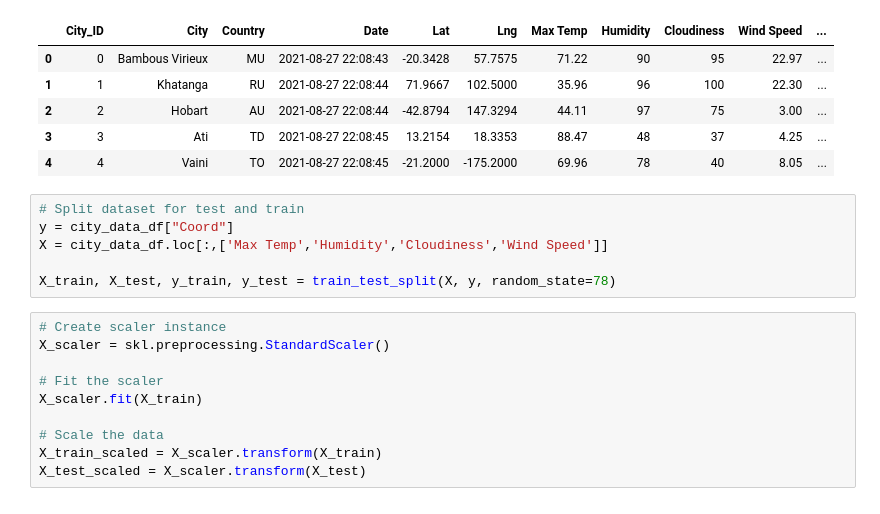
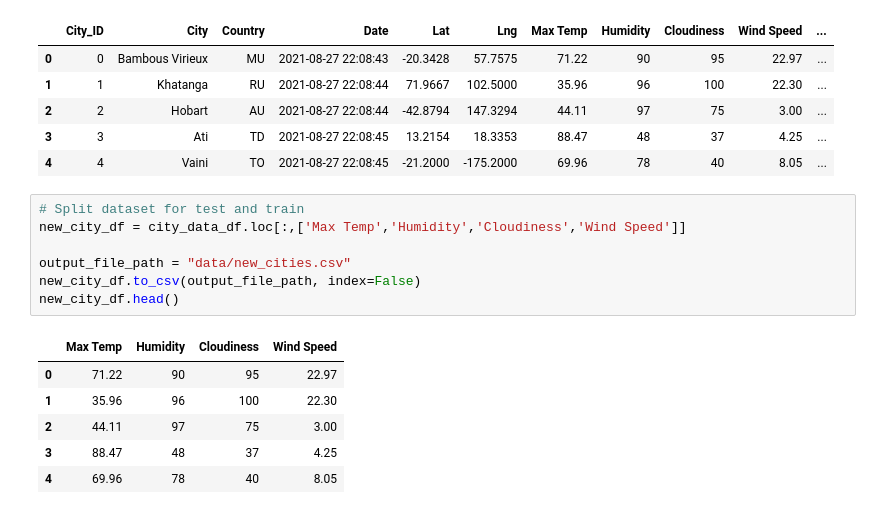
Before and after one commit to Juuune/World_Weather_Analysis, a Jupyter notebook: WeatherAnalysis/Weather_ML_Model.ipynb, the cells around one changed output. Saved outputs shown, nothing was run; the diff lists cells and outputs as text.

```diff
--- a/WeatherAnalysis/Weather_ML_Model.ipynb
+++ b/WeatherAnalysis/Weather_ML_Model.ipynb
@@ -31,17 +34,15 @@ city_data_df.head()
 | 4 | 4 | Vaini | TO | 2021-08-27 22:08:45 | -21.2000 | -175.2000 | 69.96 | 78 | 40 | 8.05 | ... |
 # %%
 # Split dataset for test and train
-y = city_data_df["Coord"]
-X = city_data_df.loc[:,['Max Temp','Humidity','Cloudiness','Wind Speed']]
+new_city_df = city_data_df.loc[:,['Max Temp','Humidity','Cloudiness','Wind Speed']]
 
-X_train, X_test, y_train, y_test = train_test_split(X, y, random_state=78)
+output_file_path = "data/new_cities.csv"
+new_city_df.to_csv(output_file_path, index=False)
+new_city_df.head()
+# %% [output]
+|  | Max Temp | Humidity | Cloudiness | Wind Speed |
+| 0 | 71.22 | 90 | 95 | 22.97 |
+| 1 | 35.96 | 96 | 100 | 22.30 |
+| 2 | 44.11 | 97 | 75 | 3.00 |
+| 3 | 88.47 | 48 | 37 | 4.25 |
+| 4 | 69.96 | 78 | 40 | 8.05 |
-# %%
-# Create scaler instance
-X_scaler = skl.preprocessing.StandardScaler()
-
-# Fit the scaler
-X_scaler.fit(X_train)
-
-# Scale the data
-X_train_scaled = X_scaler.transform(X_train)
-X_test_scaled = X_scaler.transform(X_test)
```
Also changed, not shown: parts of 5 cells of this notebook, 2 other files.
